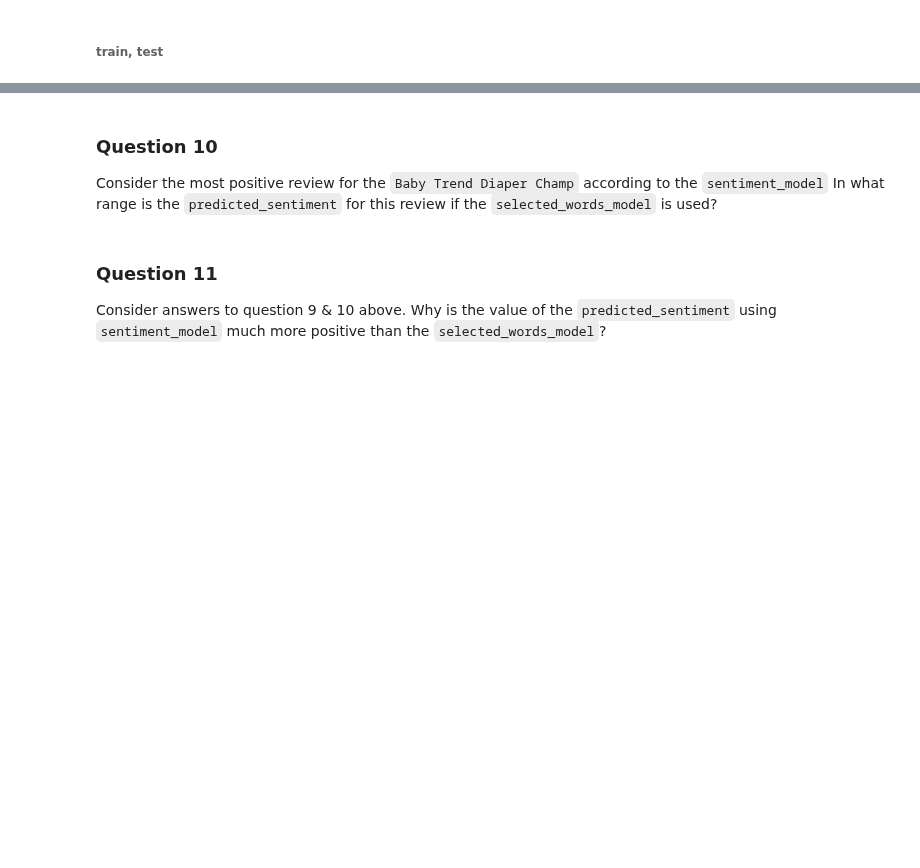
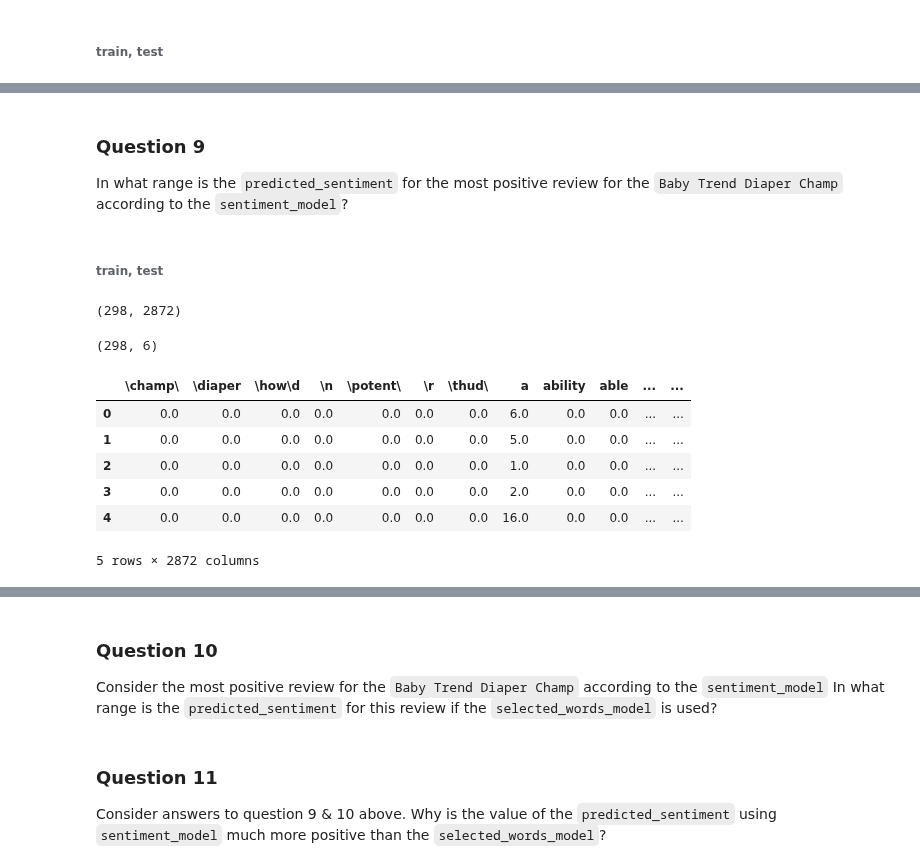
Before and after one commit to DheerajAgarwal/MachineLearning_UoW, a Jupyter notebook: Course1/Analyzing_Product_Sentiment.ipynb, the cells around one changed output, grey strips where cells are left out. Drawn from its saved outputs; the diff is of its cells as text; code cells hidden in the pictures; blank space fills up the shorter version.

```diff
--- a/Course1/Analyzing_Product_Sentiment.ipynb
+++ b/Course1/Analyzing_Product_Sentiment.ipynb
@@ -418,0 +465,32 @@ train_data,test_data = model_selection.train_test_split(amazon_reviews, test_siz
+# %% [markdown]
+### Question 9
+
+In what range is the `predicted_sentiment` for the most positive review for the `Baby Trend Diaper Champ` according to the `sentiment_model`?
+# %% [markdown]
+###### train, test
+# %%
+baby_trend = products_non_neutral[products_non_neutral['name'] == 'Baby Trend Diaper Champ'].copy()
+idx_length = baby_trend.rating.size
+baby_trend.index = range(idx_length)
+# %%
+DV = DictVectorizer(sparse=False)
+dummies = DV.fit_transform(baby_trend.word_count)
+col_list = DV.get_feature_names()
+
+feature_dummies = pd.DataFrame(dummies, columns=col_list)
+# %%
+print(feature_dummies.shape)
+baby_trend.shape
+# %% [output]
+(298, 2872)
+(298, 6)
+# %%
+feature_dummies.head()
+# %% [output]
+|  | \champ\ | \diaper | \how\d | \n | \potent\ | \r | \thud\ | a | ability | able | ... | ... |
+| 0 | 0.0 | 0.0 | 0.0 | 0.0 | 0.0 | 0.0 | 0.0 | 6.0 | 0.0 | 0.0 | ... | ... |
+| 1 | 0.0 | 0.0 | 0.0 | 0.0 | 0.0 | 0.0 | 0.0 | 5.0 | 0.0 | 0.0 | ... | ... |
+| 2 | 0.0 | 0.0 | 0.0 | 0.0 | 0.0 | 0.0 | 0.0 | 1.0 | 0.0 | 0.0 | ... | ... |
+| 3 | 0.0 | 0.0 | 0.0 | 0.0 | 0.0 | 0.0 | 0.0 | 2.0 | 0.0 | 0.0 | ... | ... |
+| 4 | 0.0 | 0.0 | 0.0 | 0.0 | 0.0 | 0.0 | 0.0 | 16.0 | 0.0 | 0.0 | ... | ... |
+5 rows × 2872 columns
```
Also changed, not shown: parts of 34 cells of this notebook.
